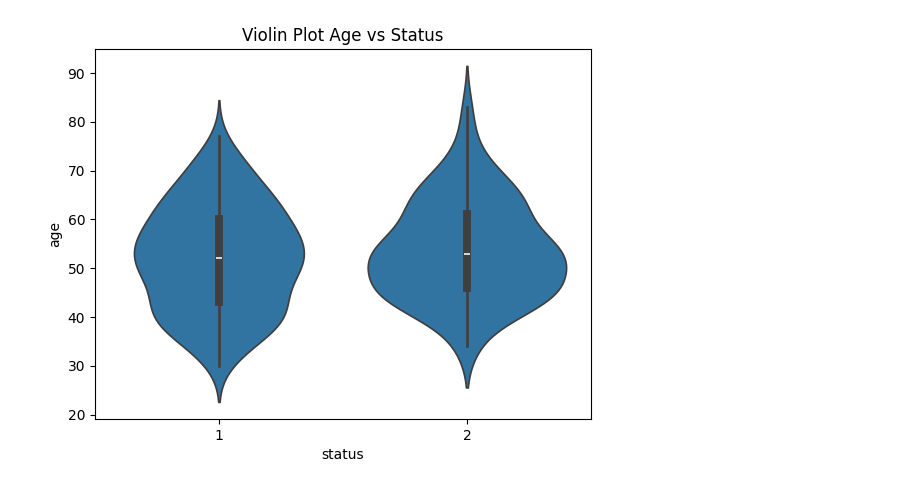
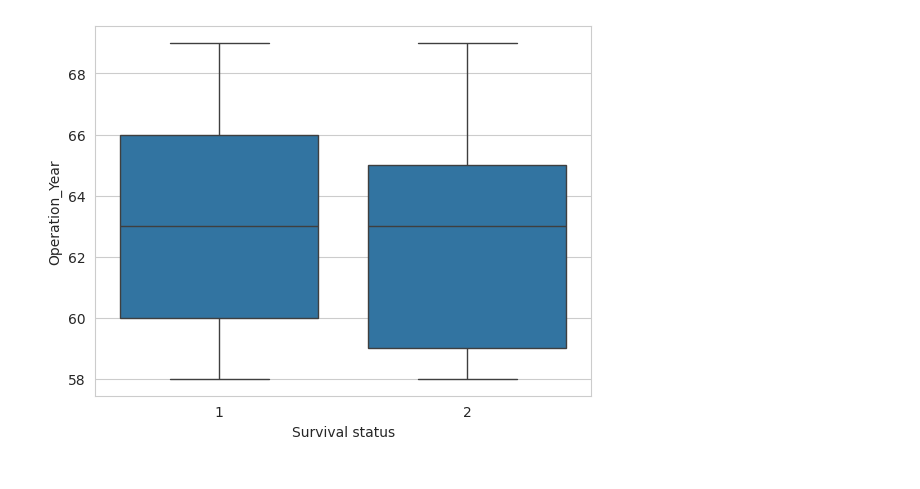
Before and after one commit to alyarahma01/ayaya, a Jupyter notebook: haberman.ipynb, the cells around one changed output. Drawn from its saved outputs; the diff is of its cells as text; code cells hidden in the pictures.

```diff
--- a/haberman.ipynb
+++ b/haberman.ipynb
@@ -59,0 +11,6 @@ plt.show()
+# %%
+# downlaod haberman.csv from
+# https://www.kaggle.com/gilsousa/habermans-survival-data-set
+
+#Load haberman.csv into a pandas dataFrame.
+haberman = pd.read_csv("haberman.csv")
@@ -59,0 +22,5 @@ plt.show()
+# %%
+#Adding headers to the columns in the data set.
+haberman.columns = ["Age","Operation_Year","positive_lymph_nodes","Survival status"]
+print (haberman.columns)
+haberman.head()
@@ -59,0 +69,8 @@ plt.show()
+# %%
+# 2-D Scatter plot with color-coding for each survival status type/class.
+# Here 'sns' corresponds to seaborn.
+sns.set_style("whitegrid");
+sns.FacetGrid(haberman, hue="Survival status", height=6) \
+   .map(plt.scatter, "Age", "positive_lymph_nodes") \
+   .add_legend();
+plt.show();
@@ -59,0 +79,6 @@ plt.show()
+# %%
+sns.set_style("whitegrid");
+sns.FacetGrid(haberman, hue="Survival status", height=6) \
+   .map(sns.histplot, "positive_lymph_nodes") \
+   .add_legend();
+plt.show();
@@ -84,6 +219,5 @@ plt.show()
 # %%
-sns.violinplot(x='status', y='age', data=df)
-plt.title("Violin Plot Age vs Status")
+sns.boxplot(x='Survival status',y='Operation_Year', data=haberman)
 plt.show()
 # %% [output]
-[figure, old version]
+[figure, new version]
```
Also changed, not shown: parts of 26 cells of this notebook.
